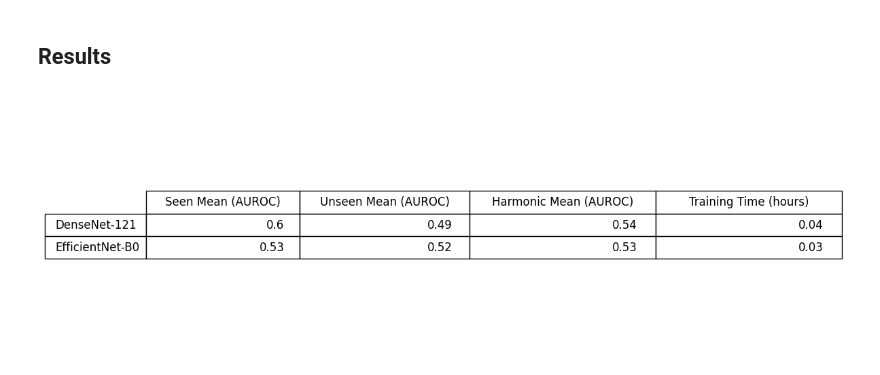
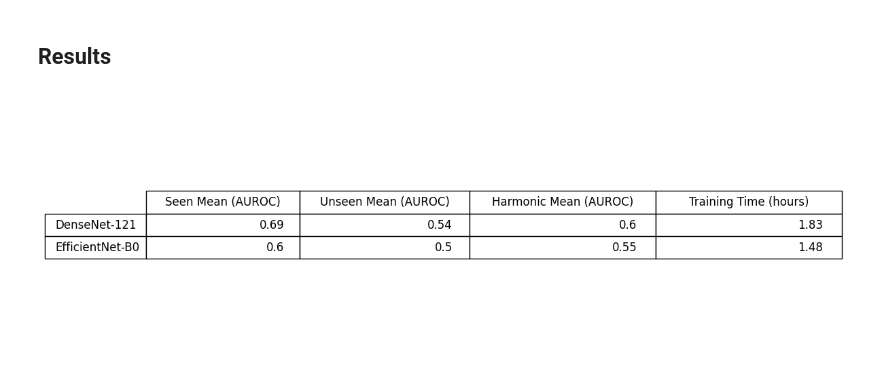
Before and after one commit to EricSchrock/cxr-ml-gzsl, a Jupyter notebook: cxr_ml_gzsl_extension.ipynb, the cells around one changed output. Cells and saved outputs as stored; diff of their text form; code cells hidden in the pictures.

Commit message:
Trained extension

```diff
--- a/cxr_ml_gzsl_extension.ipynb
+++ b/cxr_ml_gzsl_extension.ipynb
@@ -710,7 +710,7 @@ def harmonic_mean(a, b):
 # %% [markdown]
 ### DenseNet-121
 # %%
-arg_list = ['--epochs', '1',
+arg_list = ['--epochs', '50',
             '--neg-penalty', '0.5',
             '--save-dir', DRIVE_PATH,
             '--vision-backbone', 'densenet121']
@@ -789,7 +927,7 @@ best epoch 1 best auroc 0.6220506486214765 loss 3.481332 auroc at min loss 0.622
 # %% [markdown]
 ### EfficientNet-B0
 # %%
-arg_list = ['--epochs', '1',
+arg_list = ['--epochs', '50',
             '--neg-penalty', '0.5',
             '--save-dir', DRIVE_PATH,
             '--vision-backbone', 'efficientnet_b0']
@@ -870,15 +1146,17 @@ best epoch 1 best auroc 0.537337248472386 loss 3.568677 auroc at min loss 0.5373
 # %%
 df = pd.DataFrame(results).T.round(2)
 
 fig, ax = plt.subplots()
 ax.axis('off')
 
 tbl = table(ax, df, loc='center', colWidths=[ 0.02 * (len(col)+2) for col in df.columns.tolist() ])
 tbl.auto_set_font_size(False)
 tbl.set_fontsize(12)
 tbl.scale(1.2, 2)
 
 plt.savefig("extension.png", dpi=300, bbox_inches='tight')
 plt.show()
+
+os.replace("extension.png", f"{DRIVE_PATH}/extension.png")
 # %% [output]
-[figure, old version]
+[figure, new version]
```
Also changed, not shown: parts of 2 cells of this notebook.
